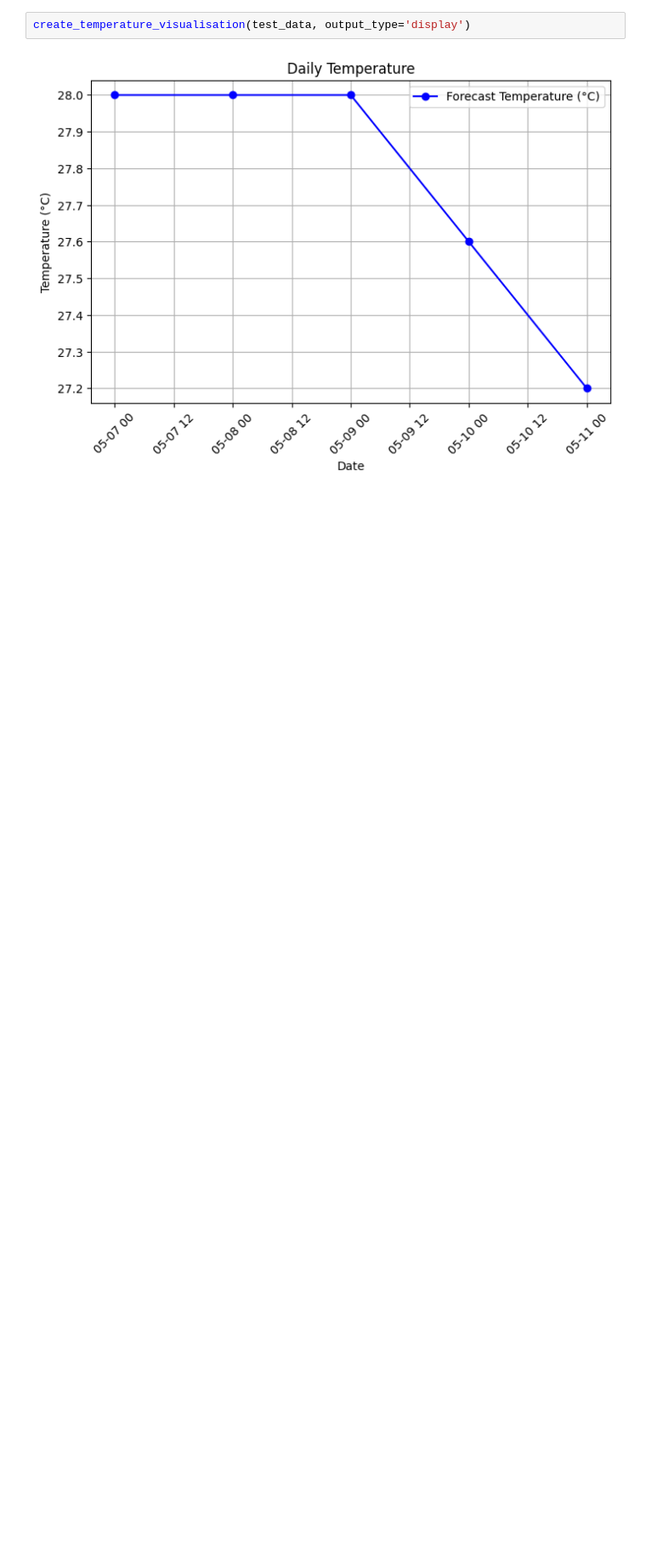
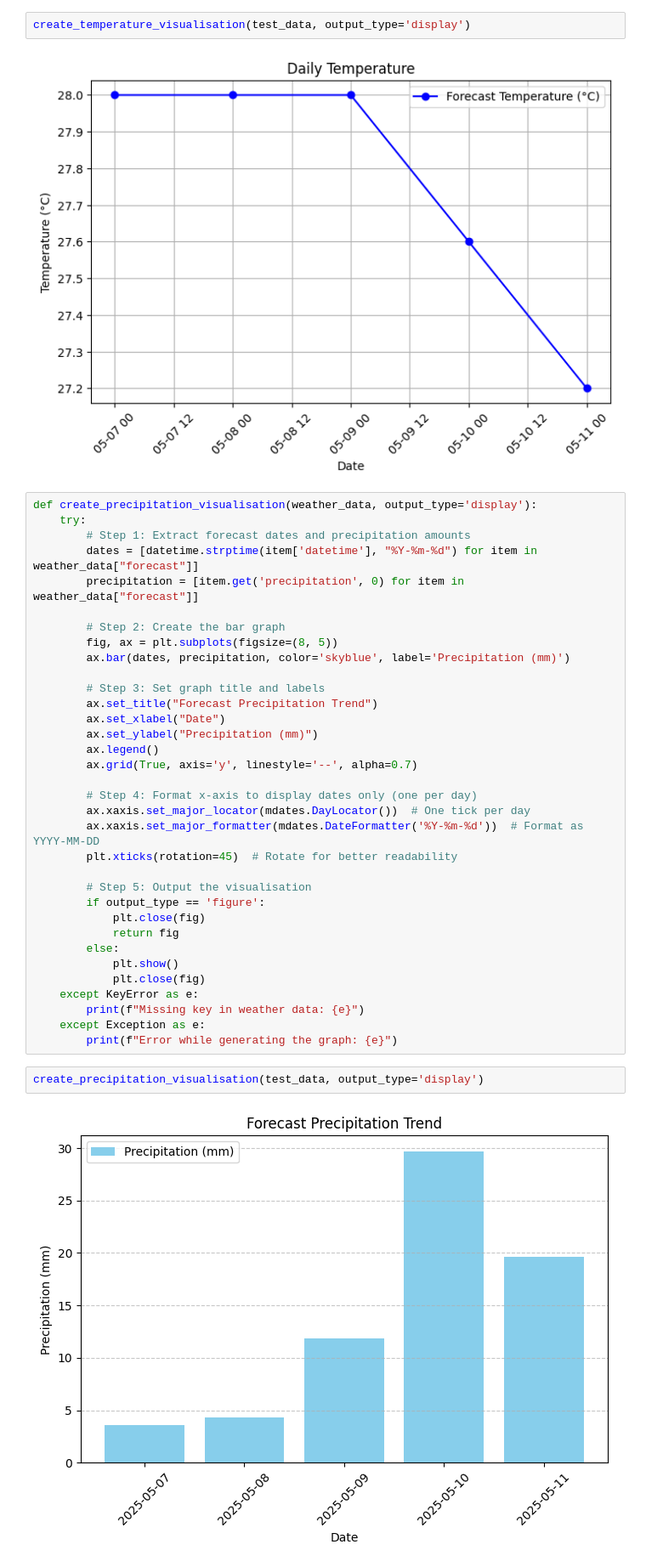
Before and after one commit to ZeXuan0512/Weather-Advisor, a Jupyter notebook: Weather_Advisor.ipynb, the cells around one changed output. Shown at 85% size. Drawn from its saved outputs; the diff is of its cells as text; blank space fills up the shorter version.

Commit message:
Add precipitation visualisation

```diff
--- a/Weather_Advisor.ipynb
+++ b/Weather_Advisor.ipynb
@@ -180,3 +180,41 @@ def create_temperature_visualisation(weather_data, output_type='display'):
 create_temperature_visualisation(test_data, output_type='display')
 # %% [output]
 [figure]
+# %%
+def create_precipitation_visualisation(weather_data, output_type='display'):
+    try:
+        # Step 1: Extract forecast dates and precipitation amounts
+        dates = [datetime.strptime(item['datetime'], "%Y-%m-%d") for item in weather_data["forecast"]]
+        precipitation = [item.get('precipitation', 0) for item in weather_data["forecast"]]
+
+        # Step 2: Create the bar graph
+        fig, ax = plt.subplots(figsize=(8, 5))
+        ax.bar(dates, precipitation, color='skyblue', label='Precipitation (mm)')
+
+        # Step 3: Set graph title and labels
+        ax.set_title("Forecast Precipitation Trend")
+        ax.set_xlabel("Date")
+        ax.set_ylabel("Precipitation (mm)")
+        ax.legend()
+        ax.grid(True, axis='y', linestyle='--', alpha=0.7)
+
+        # Step 4: Format x-axis to display dates only (one per day)
+        ax.xaxis.set_major_locator(mdates.DayLocator())  # One tick per day
+        ax.xaxis.set_major_formatter(mdates.DateFormatter('%Y-%m-%d'))  # Format as YYYY-MM-DD
+        plt.xticks(rotation=45)  # Rotate for better readability
+
+        # Step 5: Output the visualisation
+        if output_type == 'figure':
+            plt.close(fig)
+            return fig
+        else:
+            plt.show()
+            plt.close(fig)
+    except KeyError as e:
+        print(f"Missing key in weather data: {e}")
+    except Exception as e:
+        print(f"Error while generating the graph: {e}")
+# %%
+create_precipitation_visualisation(test_data, output_type='display')
+# %% [output]
+[figure, added]
```
